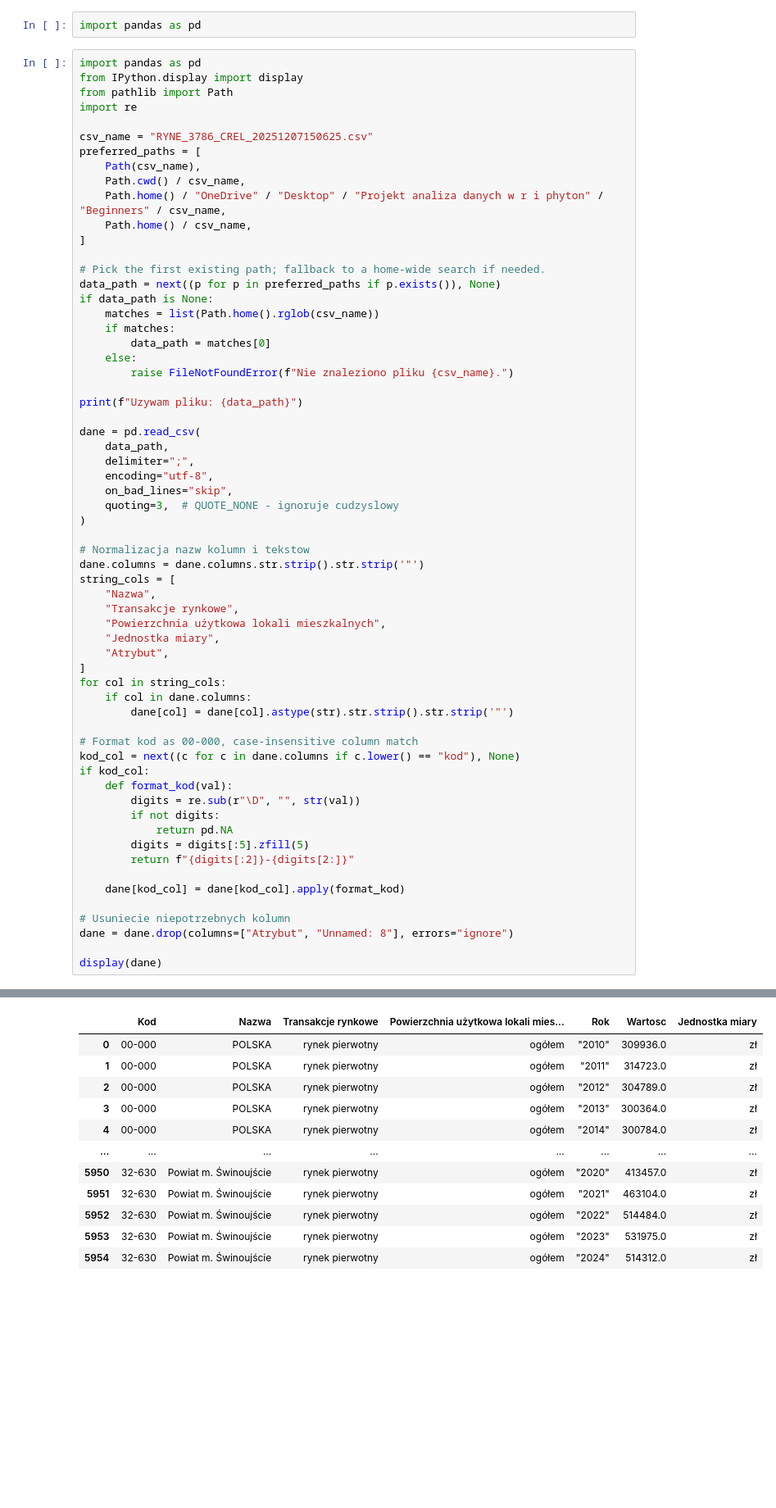
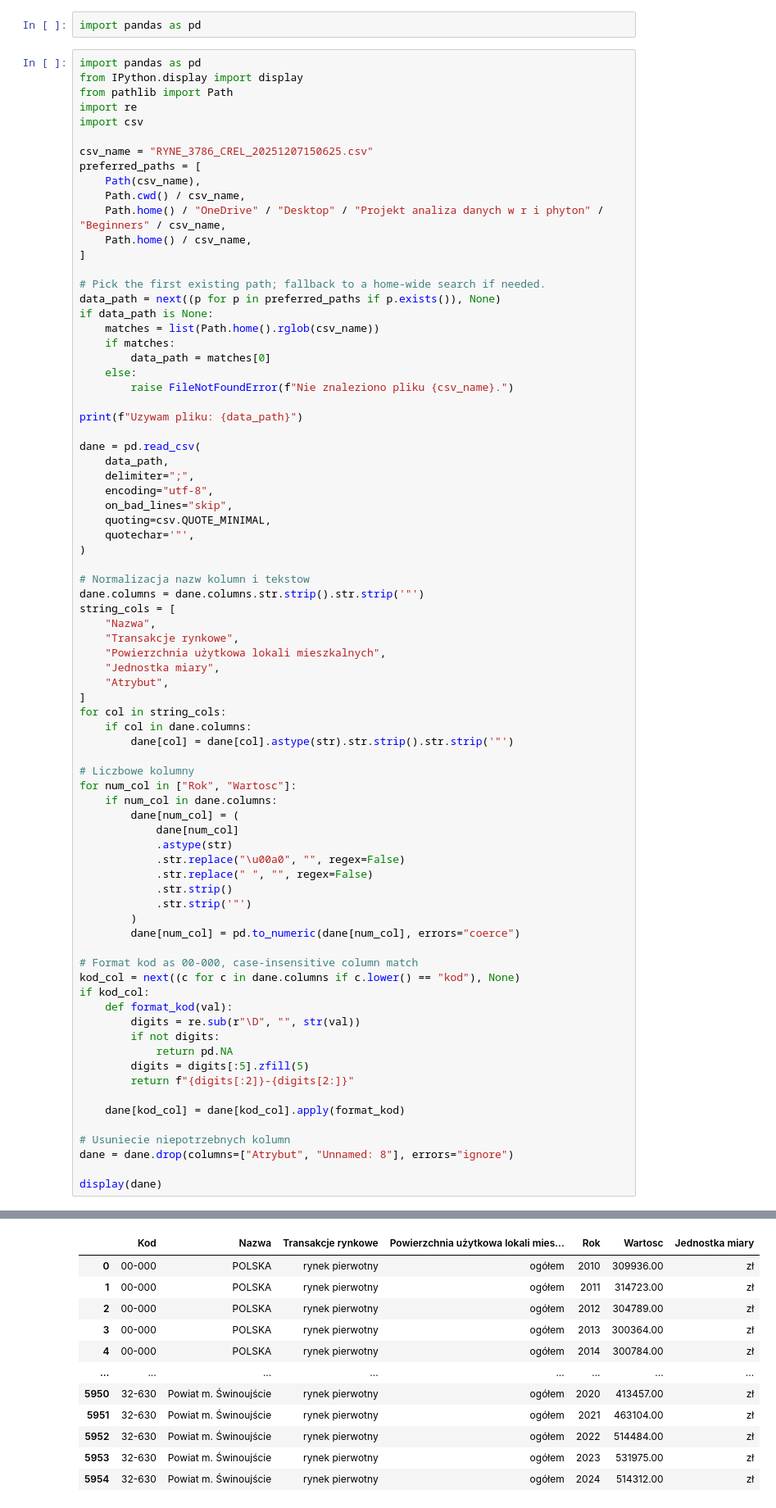
Before and after one commit to MatiMajewski/Beginners, a Jupyter notebook: Wczytywanie danych.ipynb, the cells around one changed output, grey strips where cells are left out. Shown at 82% size. Cells and saved outputs as stored; diff of their text form; blank space fills up the shorter version.

```diff
--- a/Wczytywanie danych.ipynb
+++ b/Wczytywanie danych.ipynb
@@ -21,6 +21,7 @@ import pandas as pd
 from IPython.display import display
 from pathlib import Path
 import re
+import csv
 
 csv_name = "RYNE_3786_CREL_20251207150625.csv"
 preferred_paths = [
@@ -46,7 +47,8 @@ dane = pd.read_csv(
     delimiter=";",
     encoding="utf-8",
     on_bad_lines="skip",
-    quoting=3,  # QUOTE_NONE - ignoruje cudzyslowy
+    quoting=csv.QUOTE_MINIMAL,
+    quotechar='"',
 )
 
 # Normalizacja nazw kolumn i tekstow
@@ -54,42 +56,55 @@ dane.columns = dane.columns.str.strip().str.strip('"')
 string_cols = [
     "Nazwa",
     "Transakcje rynkowe",
     "Powierzchnia użytkowa lokali mieszkalnych",
     "Jednostka miary",
     "Atrybut",
 ]
 for col in string_cols:
     if col in dane.columns:
         dane[col] = dane[col].astype(str).str.strip().str.strip('"')
+
+# Liczbowe kolumny
+for num_col in ["Rok", "Wartosc"]:
+    if num_col in dane.columns:
+        dane[num_col] = (
+            dane[num_col]
+            .astype(str)
+            .str.replace("\u00a0", "", regex=False)
+            .str.replace(" ", "", regex=False)
+            .str.strip()
+            .str.strip('"')
+        )
+        dane[num_col] = pd.to_numeric(dane[num_col], errors="coerce")
 
 # Format kod as 00-000, case-insensitive column match
 kod_col = next((c for c in dane.columns if c.lower() == "kod"), None)
 if kod_col:
     def format_kod(val):
         digits = re.sub(r"\D", "", str(val))
         if not digits:
             return pd.NA
         digits = digits[:5].zfill(5)
         return f"{digits[:2]}-{digits[2:]}"
 
     dane[kod_col] = dane[kod_col].apply(format_kod)
 
 # Usuniecie niepotrzebnych kolumn
 dane = dane.drop(columns=["Atrybut", "Unnamed: 8"], errors="ignore")
 
 display(dane)
 # %% [output]
 Uzywam pliku: RYNE_3786_CREL_20251207150625.csv
 |  | Kod | Nazwa | Transakcje rynkowe | Powierzchnia użytkowa lokali mies... | Rok | Wartosc | Jednostka miary |
-| 0 | 00-000 | POLSKA | rynek pierwotny | ogółem | "2010" | 309936.0 | zł |
-| 1 | 00-000 | POLSKA | rynek pierwotny | ogółem | "2011" | 314723.0 | zł |
-| 2 | 00-000 | POLSKA | rynek pierwotny | ogółem | "2012" | 304789.0 | zł |
-| 3 | 00-000 | POLSKA | rynek pierwotny | ogółem | "2013" | 300364.0 | zł |
-| 4 | 00-000 | POLSKA | rynek pierwotny | ogółem | "2014" | 300784.0 | zł |
+| 0 | 00-000 | POLSKA | rynek pierwotny | ogółem | 2010 | 309936.00 | zł |
+| 1 | 00-000 | POLSKA | rynek pierwotny | ogółem | 2011 | 314723.00 | zł |
+| 2 | 00-000 | POLSKA | rynek pierwotny | ogółem | 2012 | 304789.00 | zł |
+| 3 | 00-000 | POLSKA | rynek pierwotny | ogółem | 2013 | 300364.00 | zł |
+| 4 | 00-000 | POLSKA | rynek pierwotny | ogółem | 2014 | 300784.00 | zł |
 | ... | ... | ... | ... | ... | ... | ... | ... |
-| 5950 | 32-630 | Powiat m. Świnoujście | rynek pierwotny | ogółem | "2020" | 413457.0 | zł |
-| 5951 | 32-630 | Powiat m. Świnoujście | rynek pierwotny | ogółem | "2021" | 463104.0 | zł |
-| 5952 | 32-630 | Powiat m. Świnoujście | rynek pierwotny | ogółem | "2022" | 514484.0 | zł |
-| 5953 | 32-630 | Powiat m. Świnoujście | rynek pierwotny | ogółem | "2023" | 531975.0 | zł |
-| 5954 | 32-630 | Powiat m. Świnoujście | rynek pierwotny | ogółem | "2024" | 514312.0 | zł |
+| 5950 | 32-630 | Powiat m. Świnoujście | rynek pierwotny | ogółem | 2020 | 413457.00 | zł |
+| 5951 | 32-630 | Powiat m. Świnoujście | rynek pierwotny | ogółem | 2021 | 463104.00 | zł |
+| 5952 | 32-630 | Powiat m. Świnoujście | rynek pierwotny | ogółem | 2022 | 514484.00 | zł |
+| 5953 | 32-630 | Powiat m. Świnoujście | rynek pierwotny | ogółem | 2023 | 531975.00 | zł |
+| 5954 | 32-630 | Powiat m. Świnoujście | rynek pierwotny | ogółem | 2024 | 514312.00 | zł |
 5955 rows × 7 columns
```
Also changed, not shown: parts of 21 cells of this notebook.
